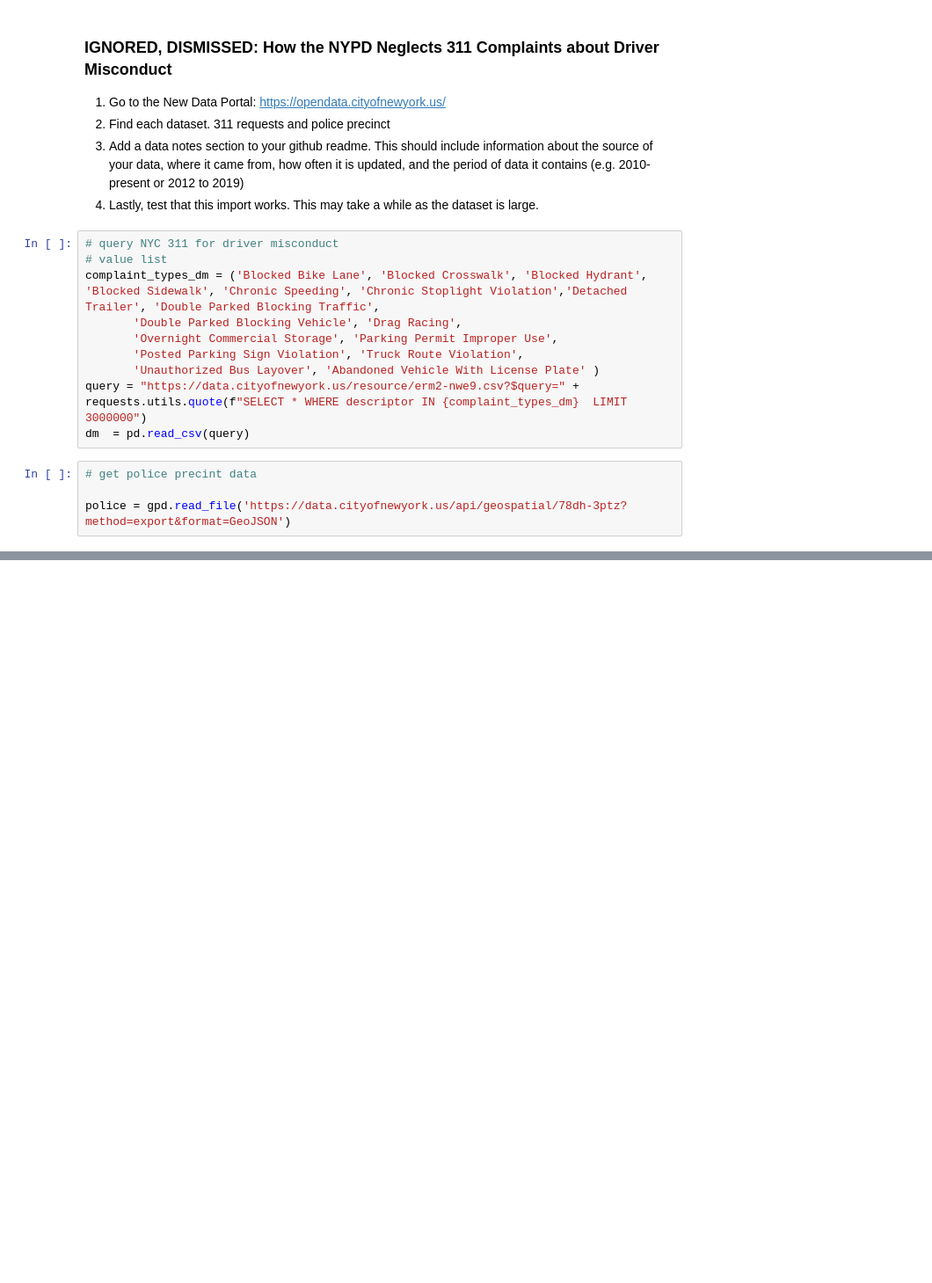
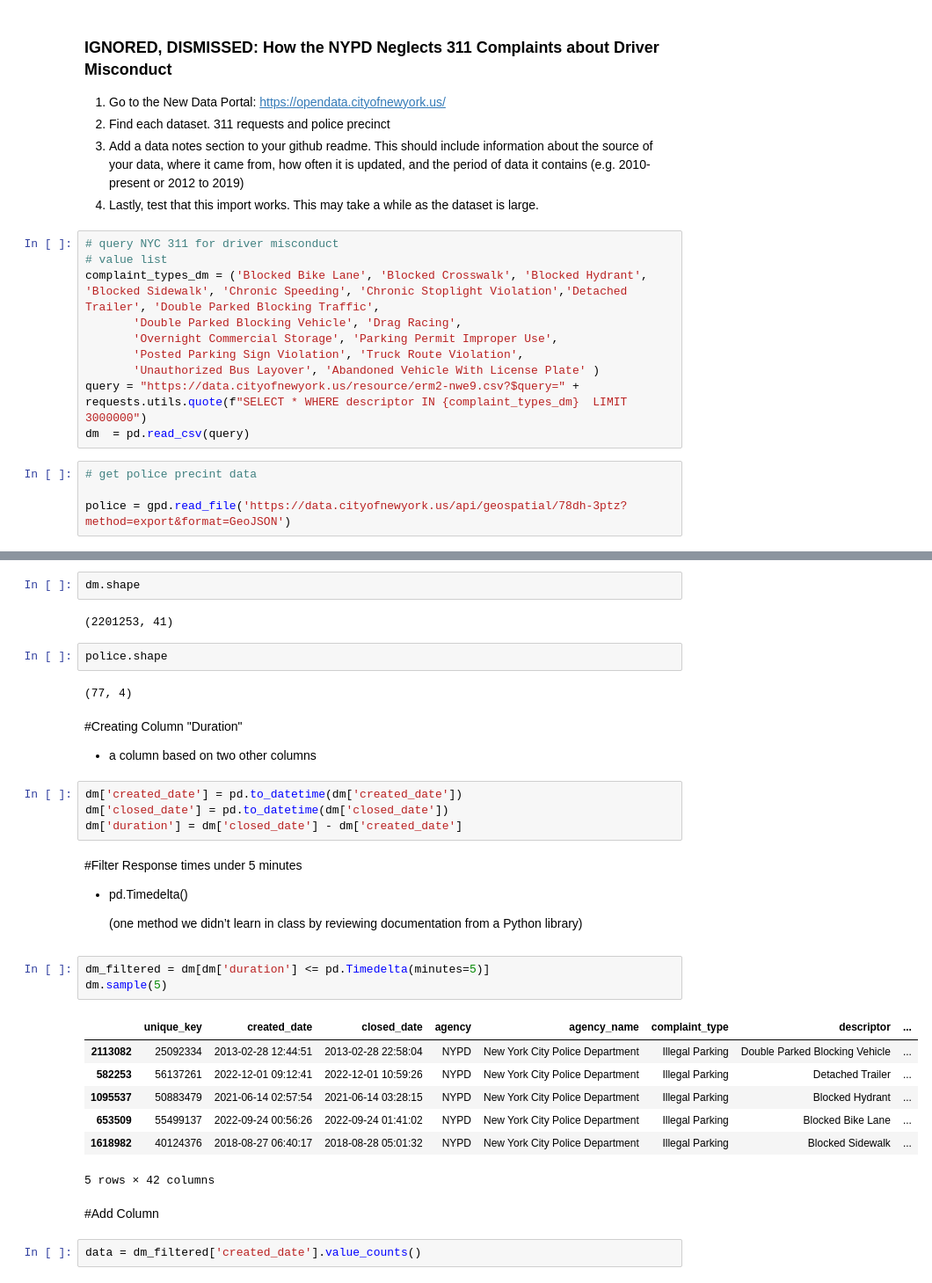
Before and after one commit to ssigman1/group4-nypd, a Jupyter notebook: final_analysis.ipynb, the cells around one changed output, grey strips where cells are left out. Shown at 88% size. Cells and saved outputs as stored; diff of their text form; blank space fills up the shorter version.

```diff
--- a/final_analysis.ipynb
+++ b/final_analysis.ipynb
@@ -28,0 +128,37 @@ police = gpd.read_file('https://data.cityofnewyork.us/api/geospatial/78dh-3ptz?m
+# %%
+dm.shape
+# %% [output]
+(2201253, 41)
+# %%
+police.shape
+# %% [output]
+(77, 4)
+# %% [markdown]
+#Creating Column "Duration"
+* a column based on two other columns
+# %%
+dm['created_date'] = pd.to_datetime(dm['created_date'])
+dm['closed_date'] = pd.to_datetime(dm['closed_date'])
+dm['duration'] = dm['closed_date'] - dm['created_date']
+# %% [markdown]
+#Filter
+Response times under 5 minutes
+* pd.Timedelta()
+
+    (one method we didn’t learn in class by reviewing documentation
+from a Python library)
+# %%
+dm_filtered = dm[dm['duration'] <= pd.Timedelta(minutes=5)]
+dm.sample(5)
+# %% [output]
+|  | unique_key | created_date | closed_date | agency | agency_name | complaint_type | descriptor | ... |
+| 2113082 | 25092334 | 2013-02-28 12:44:51 | 2013-02-28 22:58:04 | NYPD | New York City Police Department | Illegal Parking | Double Parked Blocking Vehicle | ... |
+| 582253 | 56137261 | 2022-12-01 09:12:41 | 2022-12-01 10:59:26 | NYPD | New York City Police Department | Illegal Parking | Detached Trailer | ... |
+| 1095537 | 50883479 | 2021-06-14 02:57:54 | 2021-06-14 03:28:15 | NYPD | New York City Police Department | Illegal Parking | Blocked Hydrant | ... |
+| 653509 | 55499137 | 2022-09-24 00:56:26 | 2022-09-24 01:41:02 | NYPD | New York City Police Department | Illegal Parking | Blocked Bike Lane | ... |
+| 1618982 | 40124376 | 2018-08-27 06:40:17 | 2018-08-28 05:01:32 | NYPD | New York City Police Department | Illegal Parking | Blocked Sidewalk | ... |
+5 rows × 42 columns
+# %% [markdown]
+#Add Column
+# %%
+data = dm_filtered['created_date'].value_counts()
```
Also changed, not shown: parts of 12 cells of this notebook.
